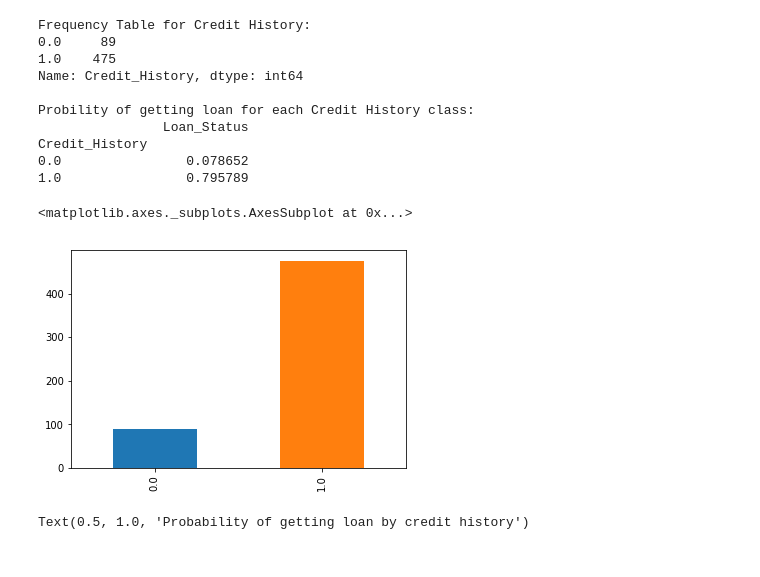
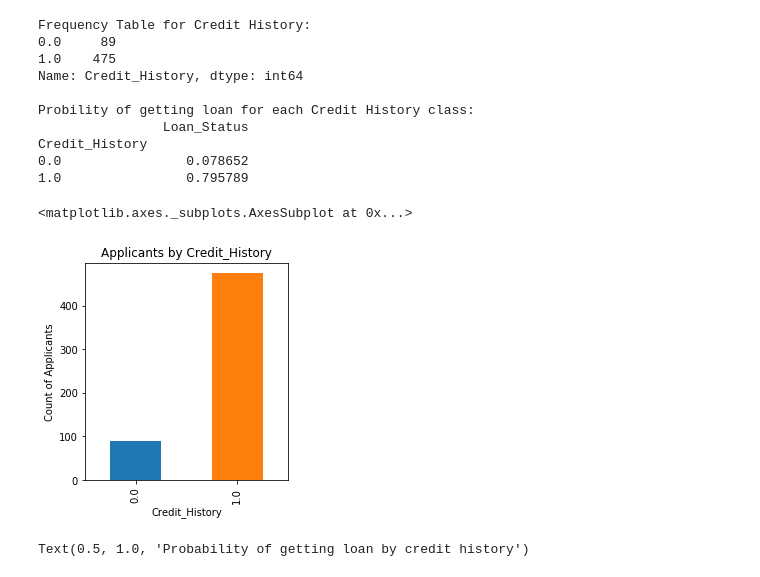
Before and after one commit to Anes31/Loan-Prediction, a Jupyter notebook: Loan_Prediction.ipynb, the cells around one changed output. Drawn from its saved outputs; the diff is of its cells as text; code cells hidden in the pictures.

```diff
--- a/Loan_Prediction.ipynb
+++ b/Loan_Prediction.ipynb
@@ -97,15 +97,15 @@ Credit_History
 0.0                0.078652
 1.0                0.795789
 # %%
-#fig = plt.figure(figsize=(8,4))
+fig = plt.figure(figsize=(8,4))
 ax1 = fig.add_subplot(121)
 ax1.set_xlabel('Credit_History')
 ax1.set_ylabel('Count of Applicants')
 ax1.set_title("Applicants by Credit_History")
 temp1.plot(kind='bar')
 # %% [output]
 <matplotlib.axes._subplots.AxesSubplot at 0x...>
-[figure, old version]
+[figure, new version]
 # %%
 ax2 = fig.add_subplot(122)
 temp2.plot(kind='bar')
```
Also changed, not shown: parts of 21 cells of this notebook.
